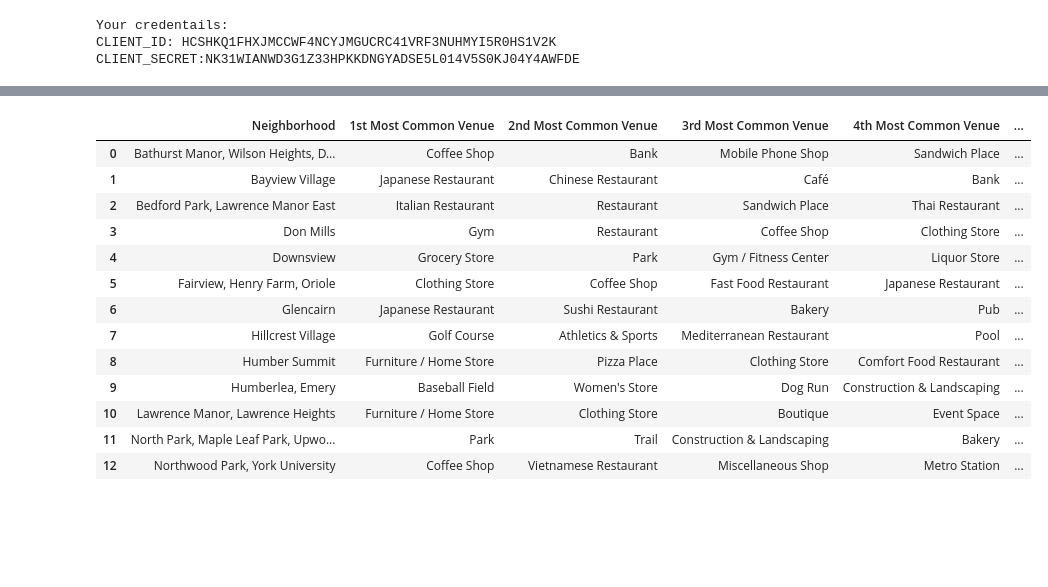
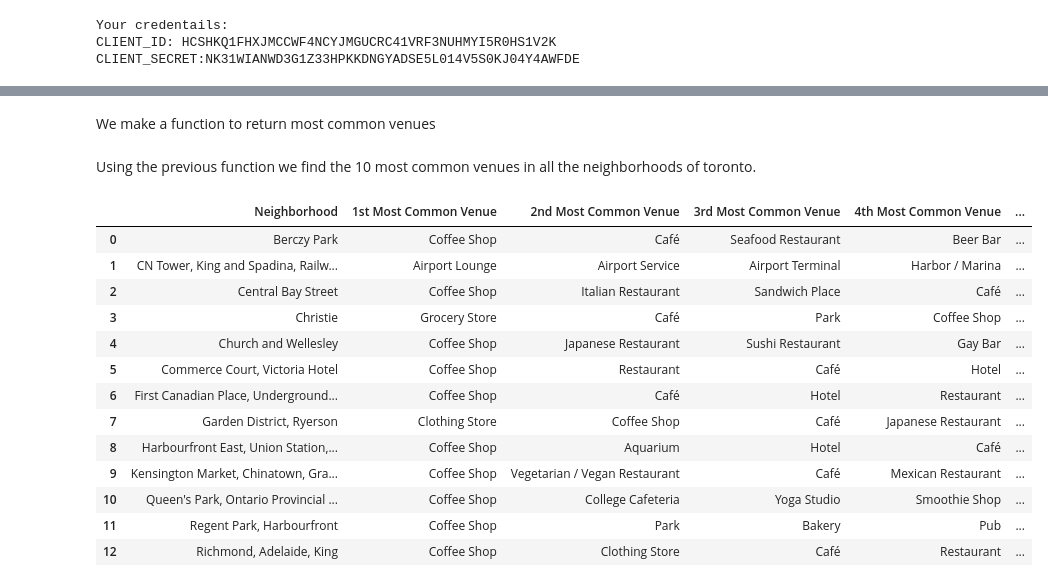
Before and after one commit to ssaurabh5/Coursera_Capstone_IBM_Data_Science_Project, a Jupyter notebook: Segmenting_and_Clustering_Neighborhoods_in_Toronto.ipynb, the cells around one changed output, grey strips where cells are left out. Saved outputs shown, nothing was run; the diff lists cells and outputs as text; code cells hidden in the pictures; blank space fills up the shorter version.

```diff
--- a/Segmenting_and_Clustering_Neighborhoods_in_Toronto.ipynb
+++ b/Segmenting_and_Clustering_Neighborhoods_in_Toronto.ipynb
@@ -186,8 +219,8 @@ northyork_data.loc[0, 'Neighbourhood']
 # %%
-neighborhood_latitude = northyork_data.loc[0, 'Latitude'] # neighborhood latitude value
-neighborhood_longitude = northyork_data.loc[0, 'Longitude'] # neighborhood longitude value
+neighborhood_latitude = toronto_data.loc[0, 'Latitude'] # neighborhood latitude value
+neighborhood_longitude = toronto_data.loc[0, 'Longitude'] # neighborhood longitude value
 
-neighborhood_name = northyork_data.loc[0, 'Neighbourhood'] # neighborhood name
+neighborhood_name = toronto_data.loc[0, 'Neighbourhood'] # neighborhood name
 
 print('Latitude and longitude values of {} are {}, {}.'.format(neighborhood_name,
                                                                neighborhood_latitude,
@@ -311,6 +357,6 @@ def getNearbyVenues(names, latitudes, longitudes, radius=500):
 # %%
-northyork_data_venues = getNearbyVenues(names=northyork_data['Neighbourhood'],
-                                   latitudes=northyork_data['Latitude'],
-                                   longitudes=northyork_data['Longitude']
+toronto_data_venues = getNearbyVenues(names=toronto_data['Neighbourhood'],
+                                   latitudes=toronto_data['Latitude'],
+                                   longitudes=toronto_data['Longitude']
                                   )
 # %% [output]
@@ -363,13 +417,13 @@ There are 104 uniques categories.
 # %%
 # one hot encoding
-northyork_onehot = pd.get_dummies(northyork_data_venues[['Venue Category']], prefix="", prefix_sep="")
+toronto_onehot = pd.get_dummies(toronto_data_venues[['Venue Category']], prefix="", prefix_sep="")
 
 # add neighborhood column back to dataframe
-northyork_onehot['Neighborhood'] = northyork_data_venues['Neighborhood']
+toronto_onehot['Neighborhood'] = toronto_data_venues['Neighborhood']
 
 # move neighborhood column to the first column
-fixed_columns = [northyork_onehot.columns[-1]] + list(northyork_onehot.columns[:-1])
-northyork_onehot = northyork_onehot[fixed_columns]
+fixed_columns = [toronto_onehot.columns[-1]] + list(toronto_onehot.columns[:-1])
+toronto_onehot = toronto_onehot[fixed_columns]
 
-northyork_onehot.head()
+toronto_onehot.head()
 # %% [output]
@@ -387,4 +443,4 @@ northyork_onehot.shape
 # %%
-northyork_grouped = northyork_onehot.groupby('Neighborhood').mean().reset_index()
-northyork_grouped
+toronto_grouped = toronto_onehot.groupby('Neighborhood').mean().reset_index()
+toronto_grouped
 # %% [output]
@@ -443,42 +501,46 @@ for hood in northyork_grouped['Neighborhood']:
+# %% [markdown]
+We make a function to return most common venues
 # %%
 def return_most_common_venues(row, num_top_venues):
     row_categories = row.iloc[1:]
     row_categories_sorted = row_categories.sort_values(ascending=False)
 
     return row_categories_sorted.index.values[0:num_top_venues]
+# %% [markdown]
+Using the previous function we find the 10 most common venues in all the neighborhoods of toronto.
 # %%
 num_top_venues = 10
 
 indicators = ['st', 'nd', 'rd']
 
 # create columns according to number of top venues
 columns = ['Neighborhood']
 for ind in np.arange(num_top_venues):
     try:
         columns.append('{}{} Most Common Venue'.format(ind+1, indicators[ind]))
     except:
         columns.append('{}th Most Common Venue'.format(ind+1))
 
 # create a new dataframe
 neighborhoods_venues_sorted = pd.DataFrame(columns=columns)
-neighborhoods_venues_sorted['Neighborhood'] = northyork_grouped['Neighborhood']
+neighborhoods_venues_sorted['Neighborhood'] = toronto_grouped['Neighborhood']
 
-for ind in np.arange(northyork_grouped.shape[0]):
-    neighborhoods_venues_sorted.iloc[ind, 1:] = return_most_common_venues(northyork_grouped.iloc[ind, :], num_top_venues)
+for ind in np.arange(toronto_grouped.shape[0]):
+    neighborhoods_venues_sorted.iloc[ind, 1:] = return_most_common_venues(toronto_grouped.iloc[ind, :], num_top_venues)
 
 neighborhoods_venues_sorted.head(13)
 # %% [output]
 |  | Neighborhood | 1st Most Common Venue | 2nd Most Common Venue | 3rd Most Common Venue | 4th Most Common Venue | ... |
-| 0 | Bathurst Manor, Wilson Heights, D... | Coffee Shop | Bank | Mobile Phone Shop | Sandwich Place | ... |
-| 1 | Bayview Village | Japanese Restaurant | Chinese Restaurant | Café | Bank | ... |
-| 2 | Bedford Park, Lawrence Manor East | Italian Restaurant | Restaurant | Sandwich Place | Thai Restaurant | ... |
-| 3 | Don Mills | Gym | Restaurant | Coffee Shop | Clothing Store | ... |
-| 4 | Downsview | Grocery Store | Park | Gym / Fitness Center | Liquor Store | ... |
-| 5 | Fairview, Henry Farm, Oriole | Clothing Store | Coffee Shop | Fast Food Restaurant | Japanese Restaurant | ... |
-| 6 | Glencairn | Japanese Restaurant | Sushi Restaurant | Bakery | Pub | ... |
-| 7 | Hillcrest Village | Golf Course | Athletics & Sports | Mediterranean Restaurant | Pool | ... |
-| 8 | Humber Summit | Furniture / Home Store | Pizza Place | Clothing Store | Comfort Food Restaurant | ... |
-| 9 | Humberlea, Emery | Baseball Field | Women's Store | Dog Run | Construction & Landscaping | ... |
-| 10 | Lawrence Manor, Lawrence Heights | Furniture / Home Store | Clothing Store | Boutique | Event Space | ... |
-| 11 | North Park, Maple Leaf Park, Upwo... | Park | Trail | Construction & Landscaping | Bakery | ... |
-| 12 | Northwood Park, York University | Coffee Shop | Vietnamese Restaurant | Miscellaneous Shop | Metro Station | ... |
+| 0 | Berczy Park | Coffee Shop | Café | Seafood Restaurant | Beer Bar | ... |
+| 1 | CN Tower, King and Spadina, Railw... | Airport Lounge | Airport Service | Airport Terminal | Harbor / Marina | ... |
+| 2 | Central Bay Street | Coffee Shop | Italian Restaurant | Sandwich Place | Café | ... |
+| 3 | Christie | Grocery Store | Café | Park | Coffee Shop | ... |
+| 4 | Church and Wellesley | Coffee Shop | Japanese Restaurant | Sushi Restaurant | Gay Bar | ... |
+| 5 | Commerce Court, Victoria Hotel | Coffee Shop | Restaurant | Café | Hotel | ... |
+| 6 | First Canadian Place, Underground... | Coffee Shop | Café | Hotel | Restaurant | ... |
+| 7 | Garden District, Ryerson | Clothing Store | Coffee Shop | Café | Japanese Restaurant | ... |
+| 8 | Harbourfront East, Union Station,... | Coffee Shop | Aquarium | Hotel | Café | ... |
+| 9 | Kensington Market, Chinatown, Gra... | Coffee Shop | Vegetarian / Vegan Restaurant | Café | Mexican Restaurant | ... |
+| 10 | Queen's Park, Ontario Provincial ... | Coffee Shop | College Cafeteria | Yoga Studio | Smoothie Shop | ... |
+| 11 | Regent Park, Harbourfront | Coffee Shop | Park | Bakery | Pub | ... |
+| 12 | Richmond, Adelaide, King | Coffee Shop | Clothing Store | Café | Restaurant | ... |
```
Also changed, not shown: parts of 63 cells of this notebook.
